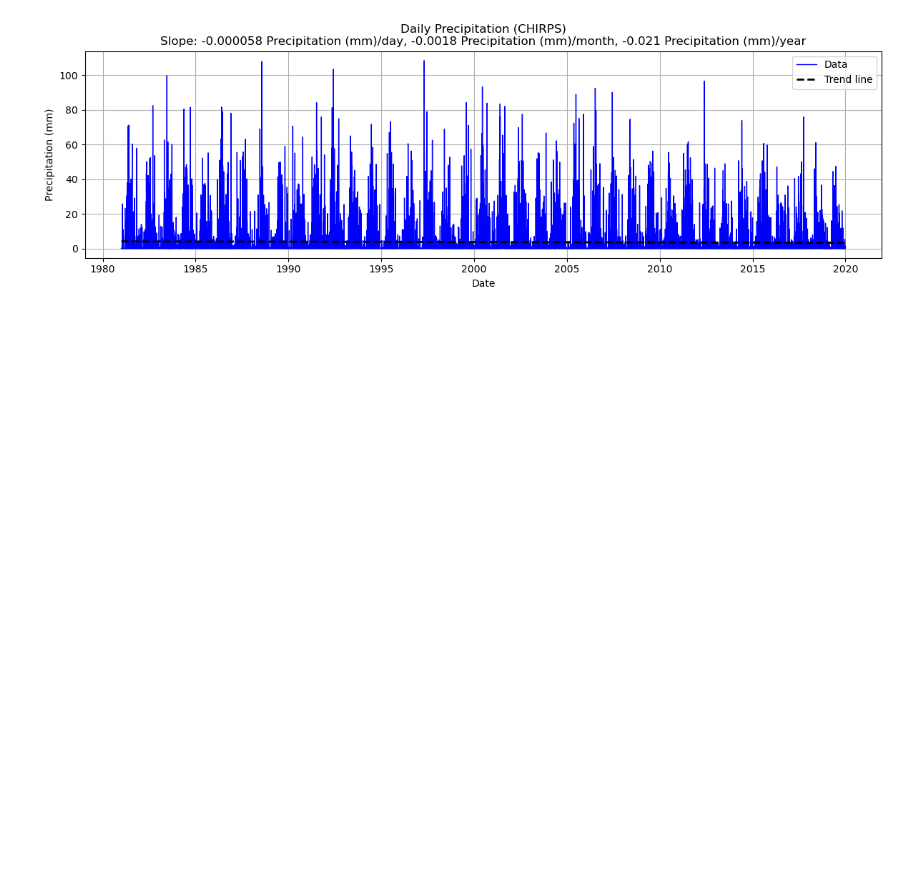
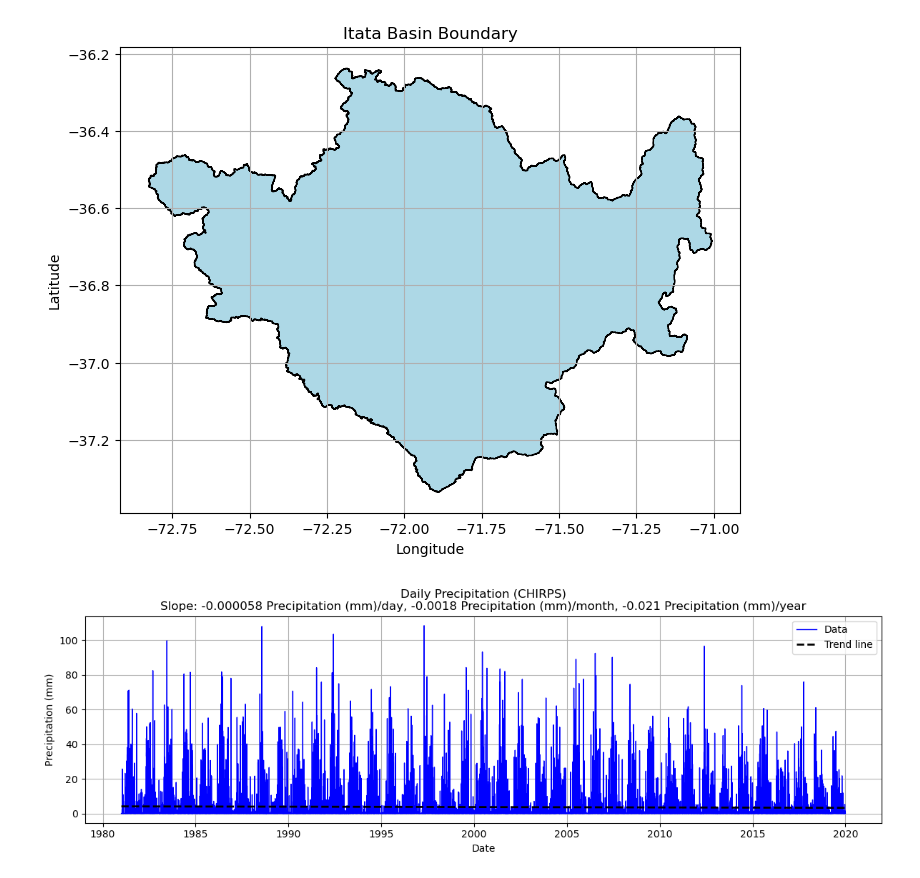
Before and after one commit to millie-spencer/Glacier-DEM-coregistration-and-MB, a Jupyter notebook: 04_basin_analysis.ipynb, the cells around one changed output. Drawn from its saved outputs; the diff is of its cells as text; code cells hidden in the pictures; blank space fills up the shorter version.

```diff
--- a/04_basin_analysis.ipynb
+++ b/04_basin_analysis.ipynb
@@ -8 +18,22 @@ from datetime import datetime
+# %%
+# path to basin shapefile
+shapefile_path = '/Users/milliespencer/Downloads/camels_cl_8141001/polygon/polygon.shp'
+
+# Load the shapefile using GeoPandas
+basin_gdf = gpd.read_file(shapefile_path)
+
+# Plot the basin polygon
+fig, ax = plt.subplots(figsize=(8, 8))
+basin_gdf.plot(ax=ax, color='lightblue', edgecolor='black')
+
+# Add plot settings
+ax.set_title("Itata Basin Boundary")
+ax.set_xlabel("Longitude")
+ax.set_ylabel("Latitude")
+ax.grid(True)
+
+# Show the plot
+plt.show()
+# %% [output]
+[figure, added]
 # %%
```
Also changed, not shown: parts of 8 cells of this notebook.
